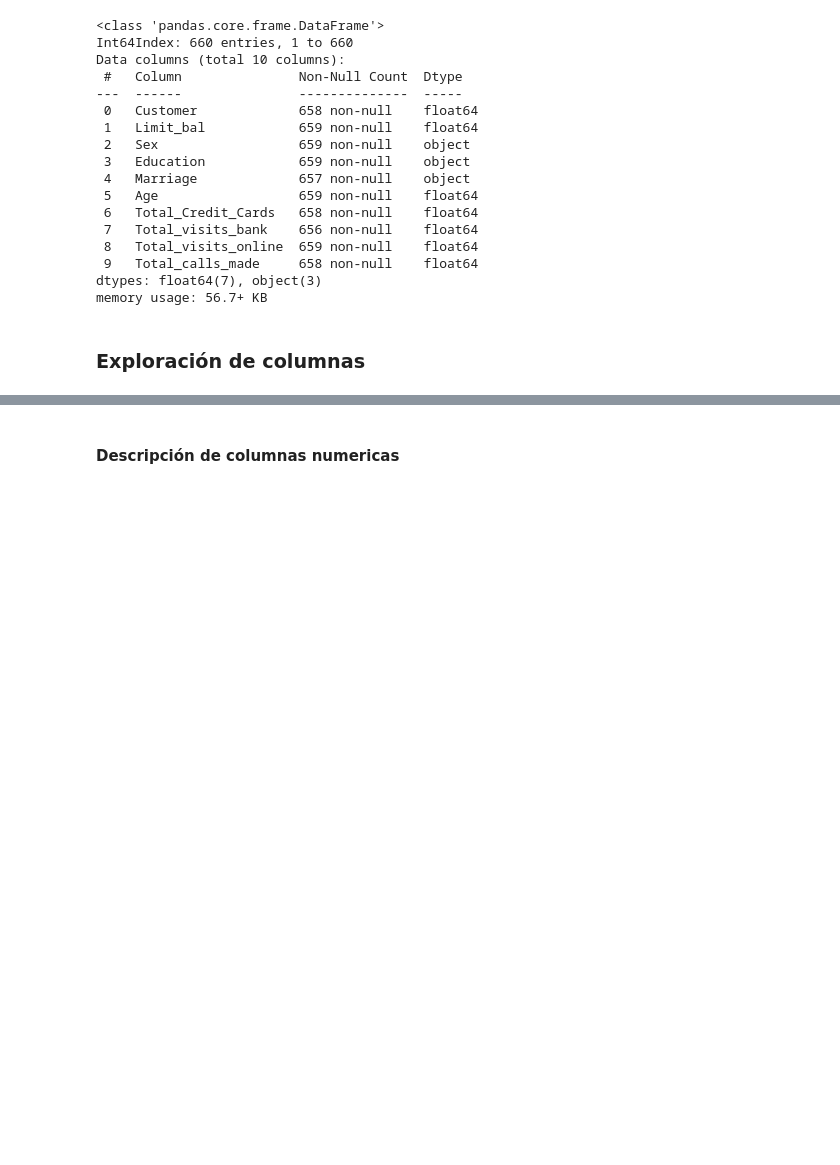
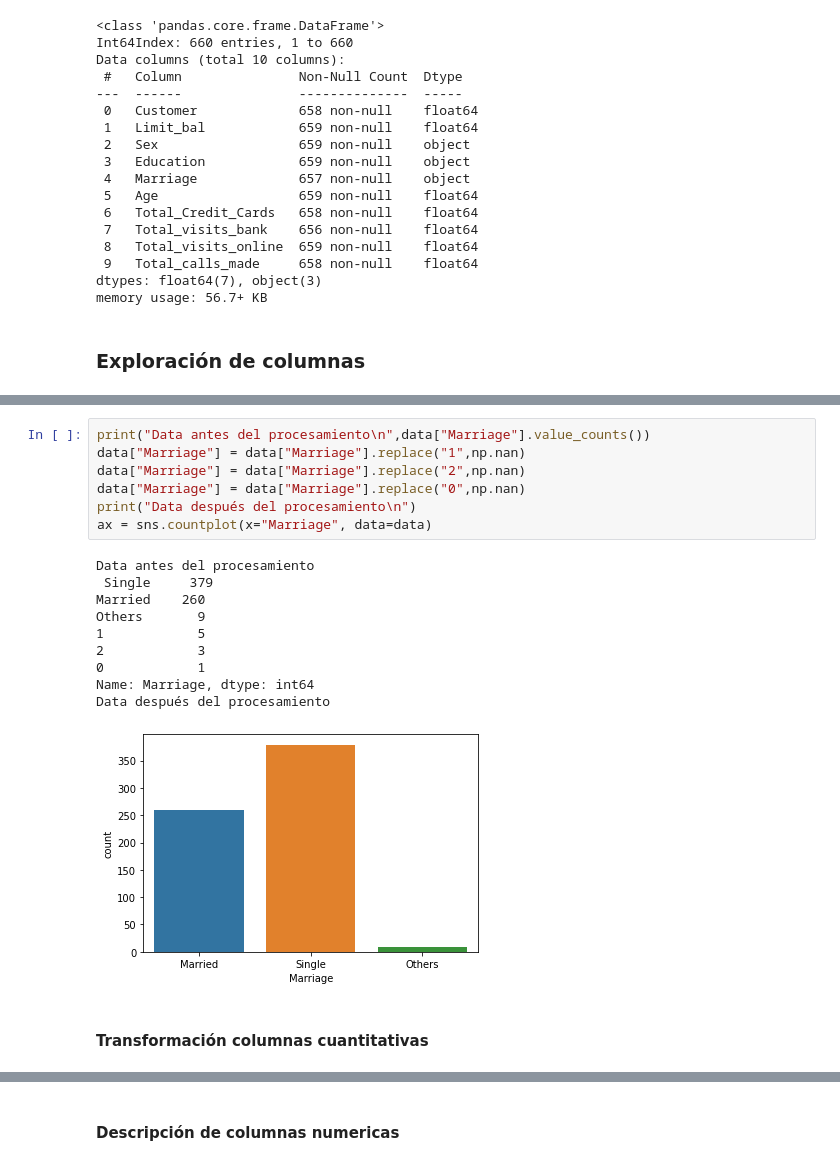
Before and after one commit to malvarezg1/BI, a Jupyter notebook: Laboratorio 2 - Clustering.ipynb, the cells around one changed output, grey strips where cells are left out. Saved outputs shown, nothing was run; the diff lists cells and outputs as text; blank space fills up the shorter version.

```diff
--- a/Laboratorio 2 - Clustering.ipynb
+++ b/Laboratorio 2 - Clustering.ipynb
@@ -45,0 +95,20 @@ memory usage: 56.7+ KB
+# %%
+print("Data antes del procesamiento\n",data["Marriage"].value_counts())
+data["Marriage"] = data["Marriage"].replace("1",np.nan)
+data["Marriage"] = data["Marriage"].replace("2",np.nan)
+data["Marriage"] = data["Marriage"].replace("0",np.nan)
+print("Data después del procesamiento\n")
+ax = sns.countplot(x="Marriage", data=data)
+# %% [output]
+Data antes del procesamiento
+ Single     379
+Married    260
+Others       9
+1            5
+2            3
+0            1
+Name: Marriage, dtype: int64
+Data después del procesamiento
+[figure, added]
+# %% [markdown]
+#### Transformación columnas cuantitativas
```
Also changed, not shown: parts of 22 cells of this notebook.
